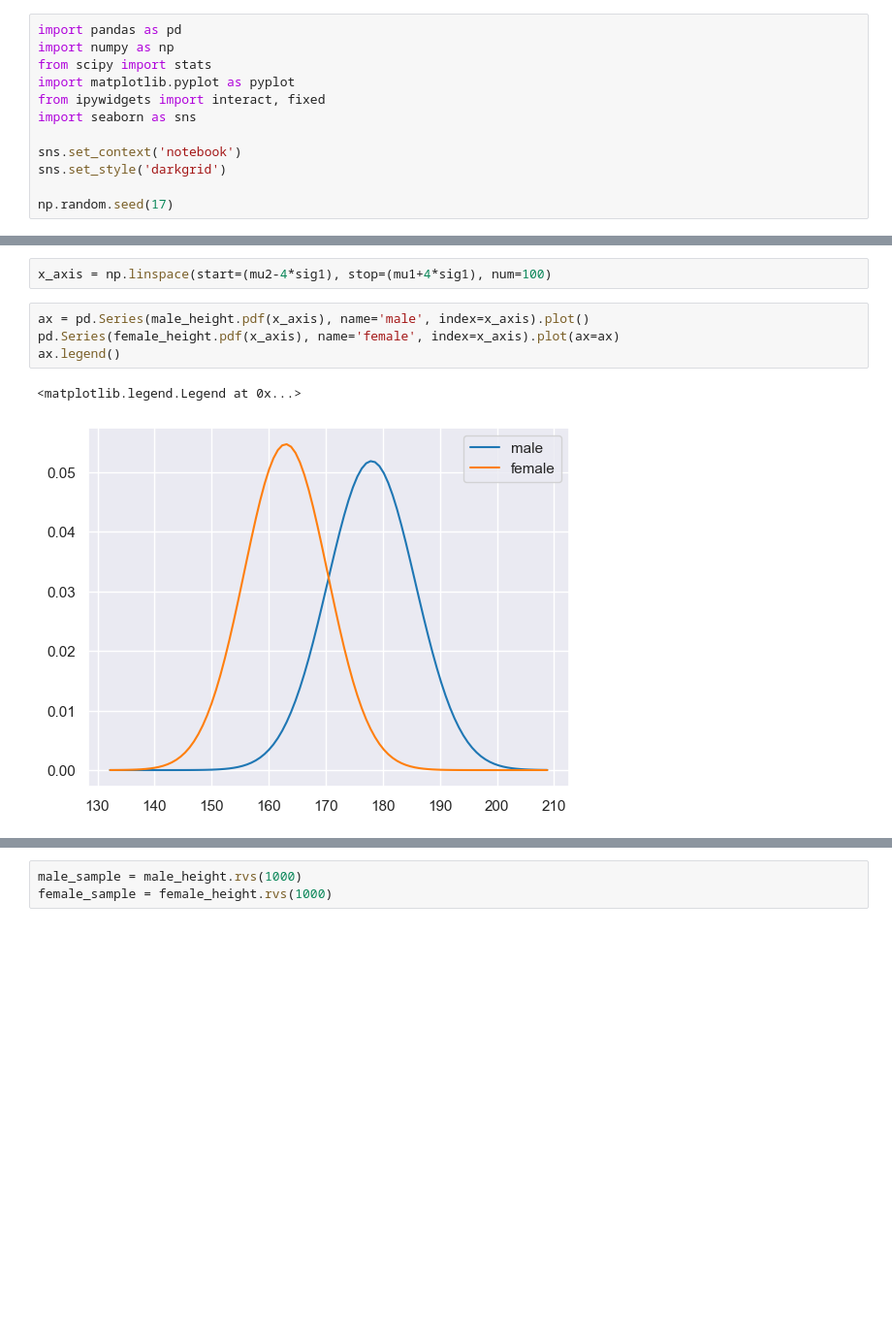
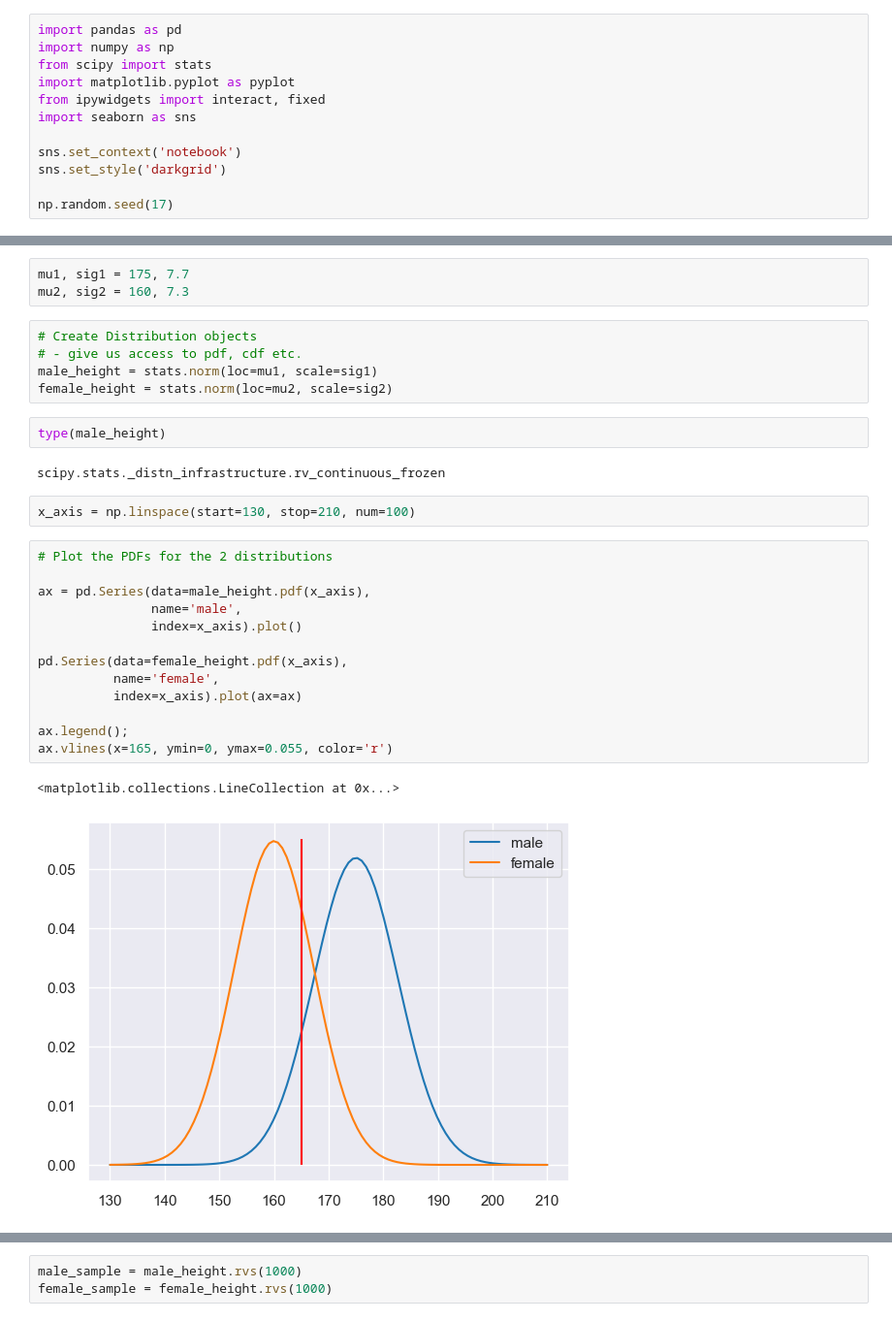
Before and after one commit to dushyantkhosla/cst4150, a Jupyter notebook: 04-Statistics/2_EffectSize.ipynb, the cells around one changed output, grey strips where cells are left out. Shown at 97% size. Drawn from its saved outputs; the diff is of its cells as text; blank space fills up the shorter version.

```diff
--- a/04-Statistics/2_EffectSize.ipynb
+++ b/04-Statistics/2_EffectSize.ipynb
@@ -43,9 +61,30 @@ The following function evaluates the normal (Gaussian) probability density funct
+# %%
+mu1, sig1 = 175, 7.7
+mu2, sig2 = 160, 7.3
+# %%
+# Create Distribution objects
+# - give us access to pdf, cdf etc.
+male_height = stats.norm(loc=mu1, scale=sig1)
+female_height = stats.norm(loc=mu2, scale=sig2)
+# %%
+type(male_height)
+# %% [output]
+scipy.stats._distn_infrastructure.rv_continuous_frozen
 # %%
-x_axis = np.linspace(start=(mu2-4*sig1), stop=(mu1+4*sig1), num=100)
+x_axis = np.linspace(start=130, stop=210, num=100)
 # %%
-ax = pd.Series(male_height.pdf(x_axis), name='male', index=x_axis).plot()
-pd.Series(female_height.pdf(x_axis), name='female', index=x_axis).plot(ax=ax)
-ax.legend()
+# Plot the PDFs for the 2 distributions
+
+ax = pd.Series(data=male_height.pdf(x_axis),
+               name='male',
+               index=x_axis).plot()
+
+pd.Series(data=female_height.pdf(x_axis),
+          name='female',
+          index=x_axis).plot(ax=ax)
+
+ax.legend();
+ax.vlines(x=165, ymin=0, ymax=0.055, color='r')
 # %% [output]
-<matplotlib.legend.Legend at 0x...>
+<matplotlib.collections.LineCollection at 0x...>
-[figure, old version]
+[figure, new version]
```
Also changed, not shown: parts of 75 cells of this notebook, 38 other files.
